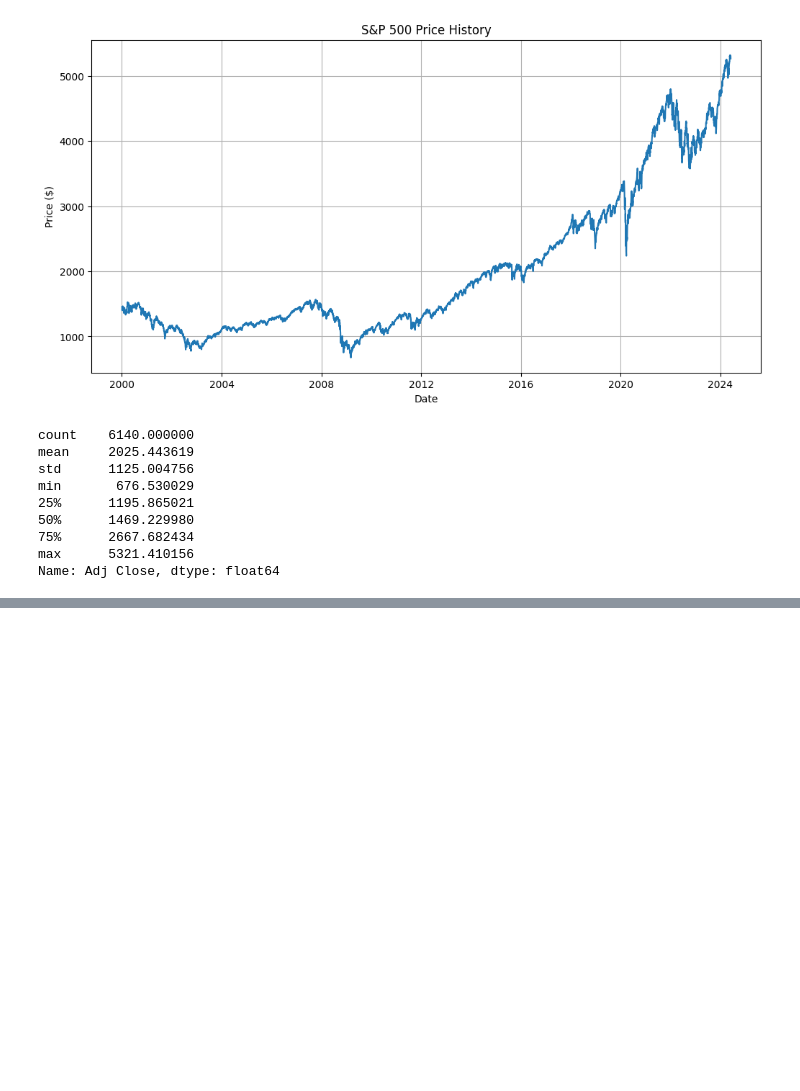
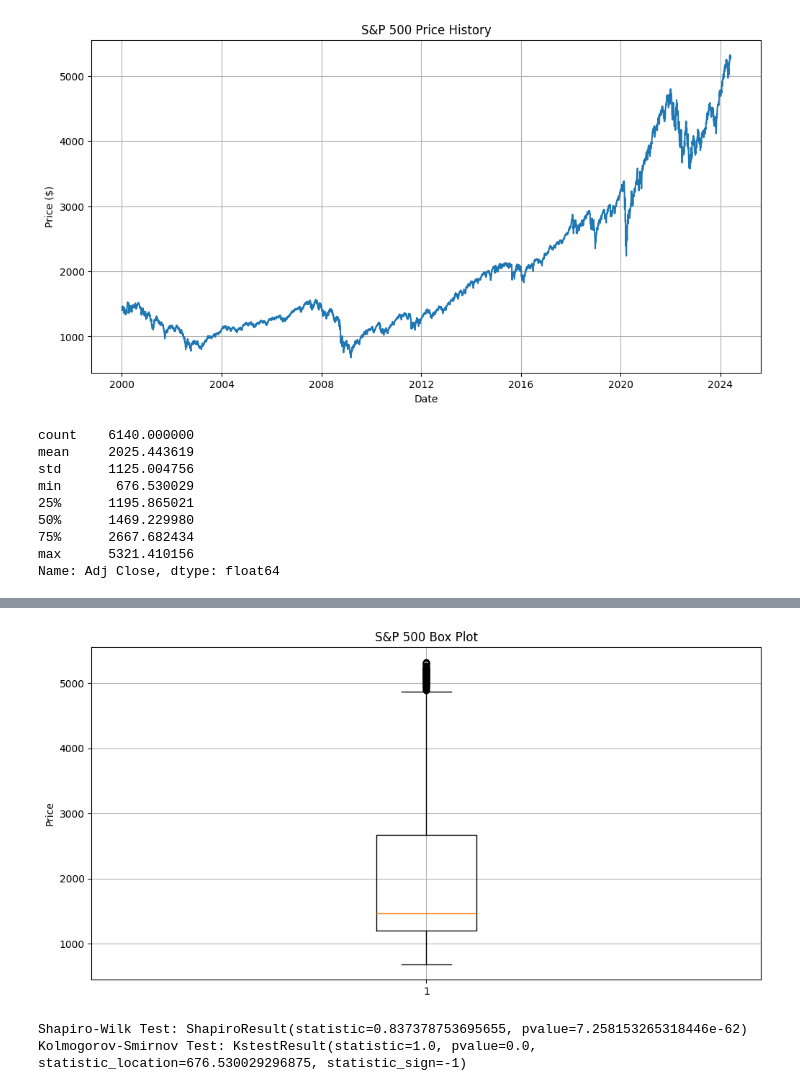
Before and after one commit to yangsu01/funance_blog, a Jupyter notebook: src/notebooks/exploratory-analysis.ipynb, the cells around one changed output, grey strips where cells are left out. Saved outputs shown, nothing was run; the diff lists cells and outputs as text; code cells hidden in the pictures; blank space fills up the shorter version.

```diff
--- a/src/notebooks/exploratory-analysis.ipynb
+++ b/src/notebooks/exploratory-analysis.ipynb
@@ -69,0 +87,9 @@ plt.show()
+# %%
+# box plot
+def box_plot(data: np.array, title: str) -> None:
+    plt.figure(figsize=(12, 6))
+    plt.boxplot(data)
+    plt.title(title)
+    plt.ylabel('Price')
+    plt.grid()
+    plt.show()
@@ -69,0 +106,17 @@ plt.show()
+# %%
+# SnP 500 box plot
+box_plot(data['Adj Close'], 'S&P 500 Box Plot')
+# %% [output]
+[figure, added]
+# %%
+# Shapiro-Wilk test
+shapiro_test = shapiro(data['Adj Close'])
+
+# Kolmogorov-Smirnov test
+ks_test = kstest(data['Adj Close'], 'norm')
+
+print(f'Shapiro-Wilk Test: {shapiro_test}')
+print(f'Kolmogorov-Smirnov Test: {ks_test}')
+# %% [output]
+Shapiro-Wilk Test: ShapiroResult(statistic=0.837378753695655, pvalue=7.258153265318446e-62)
+Kolmogorov-Smirnov Test: KstestResult(statistic=1.0, pvalue=0.0, statistic_location=676.530029296875, statistic_sign=-1)
```
Also changed, not shown: parts of 10 cells of this notebook.
